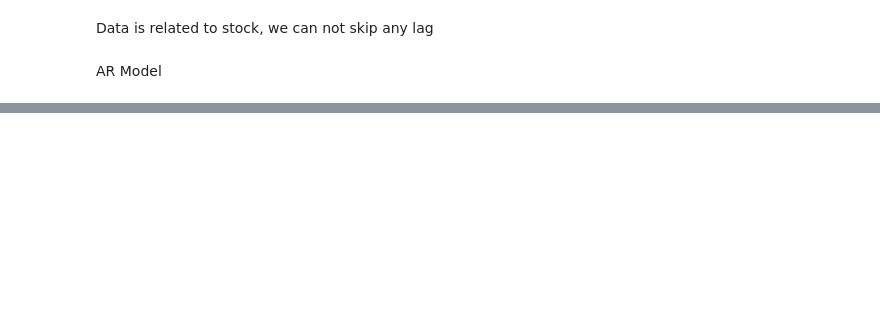
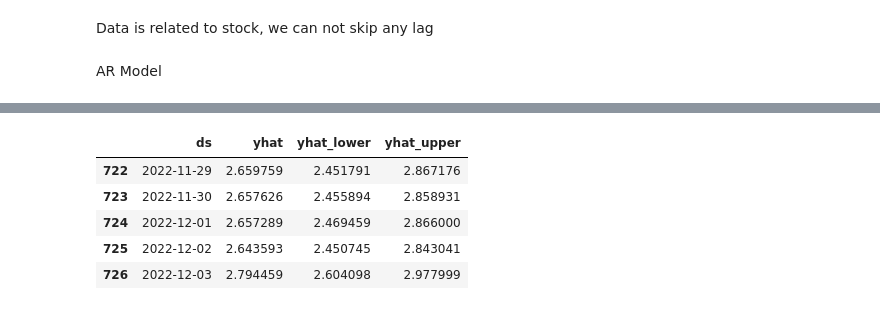
Before and after one commit to muhdaniyal252/stockprice_timeseries_comparitive_analysis, a Jupyter notebook: main.ipynb, the cells around one changed output, grey strips where cells are left out. Saved outputs shown, nothing was run; the diff lists cells and outputs as text; code cells hidden in the pictures; blank space fills up the shorter version.

```diff
--- a/main.ipynb
+++ b/main.ipynb
@@ -63,0 +108,10 @@ KeyError: 'The `start` argument could not be matched to a location related to th
+# %%
+forecast = prophet_model.predict(future)
+forecast[['ds', 'yhat', 'yhat_lower', 'yhat_upper']].tail()
+# %% [output]
+|  | ds | yhat | yhat_lower | yhat_upper |
+| 722 | 2022-11-29 | 2.659759 | 2.451791 | 2.867176 |
+| 723 | 2022-11-30 | 2.657626 | 2.455894 | 2.858931 |
+| 724 | 2022-12-01 | 2.657289 | 2.469459 | 2.866000 |
+| 725 | 2022-12-02 | 2.643593 | 2.450745 | 2.843041 |
+| 726 | 2022-12-03 | 2.794459 | 2.604098 | 2.977999 |
```
Also changed, not shown: parts of 14 cells of this notebook, 1 other file.
